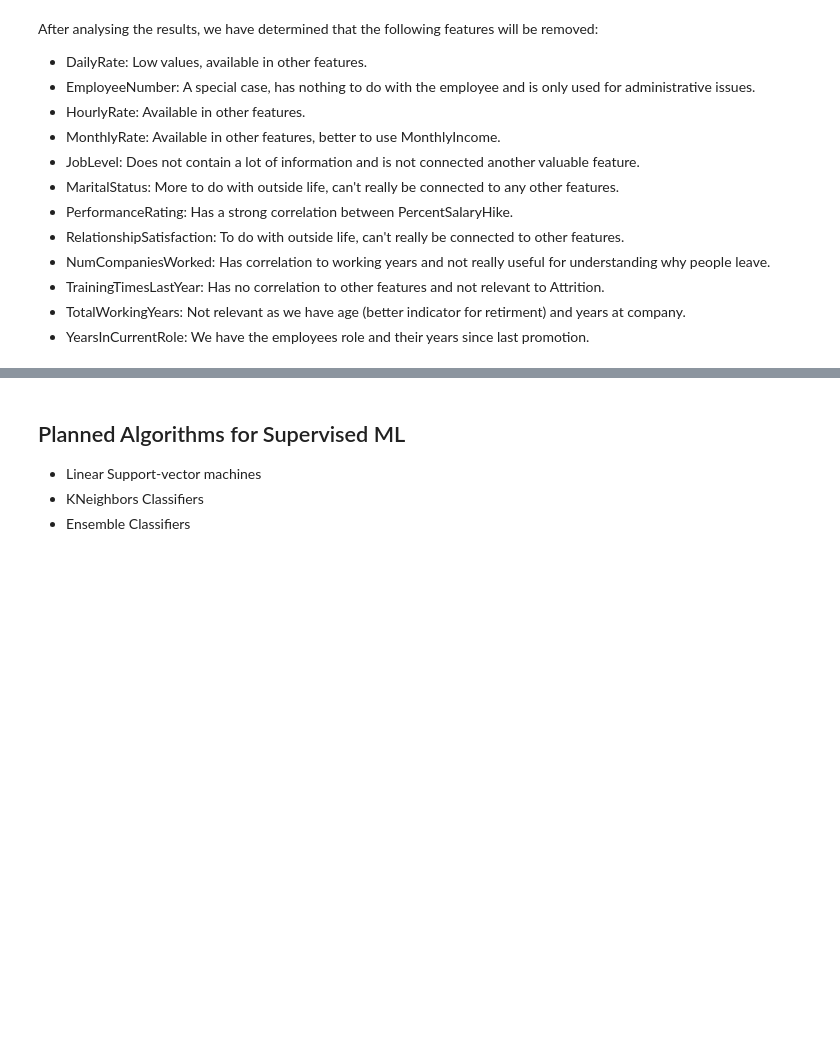
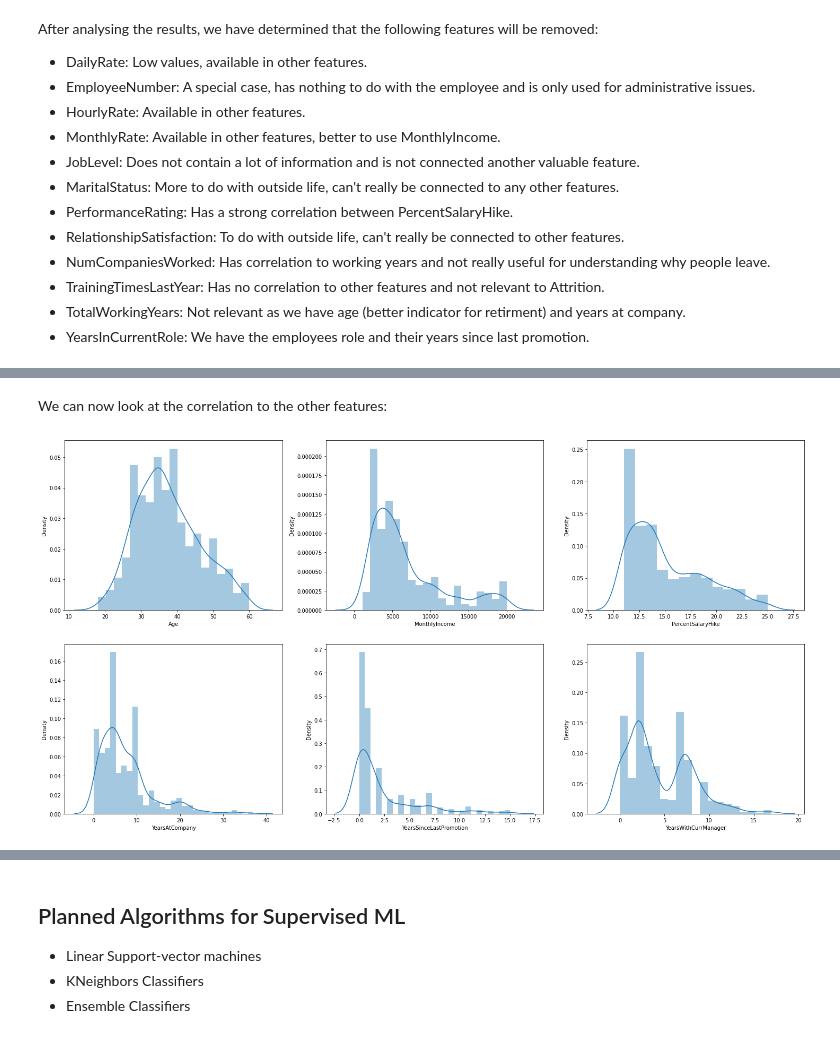
Before and after one commit to Ad2891/Slutuppgift-team12, a Jupyter notebook: Slutuppgift.ipynb, the cells around one changed output, grey strips where cells are left out. Drawn from its saved outputs; the diff is of its cells as text; code cells hidden in the pictures; blank space fills up the shorter version.

```diff
--- a/Slutuppgift.ipynb
+++ b/Slutuppgift.ipynb
@@ -242,0 +320,2 @@ employee_data_dummies.drop(columns=['StandardHours', 'EmployeeCount', 'DailyRate
+# %%
+noattrition_data = employee_data_dummies.loc[employee_data_dummies['Attrition'] == 0]
@@ -242,0 +332,6 @@ employee_data_dummies.drop(columns=['StandardHours', 'EmployeeCount', 'DailyRate
+# %% [markdown]
+We can now look at the correlation to the other features:
+# %%
+plot_dist(noattrition_data, continuous_features)
+# %% [output]
+[figure, added]
```
Also changed, not shown: parts of 14 cells of this notebook.
